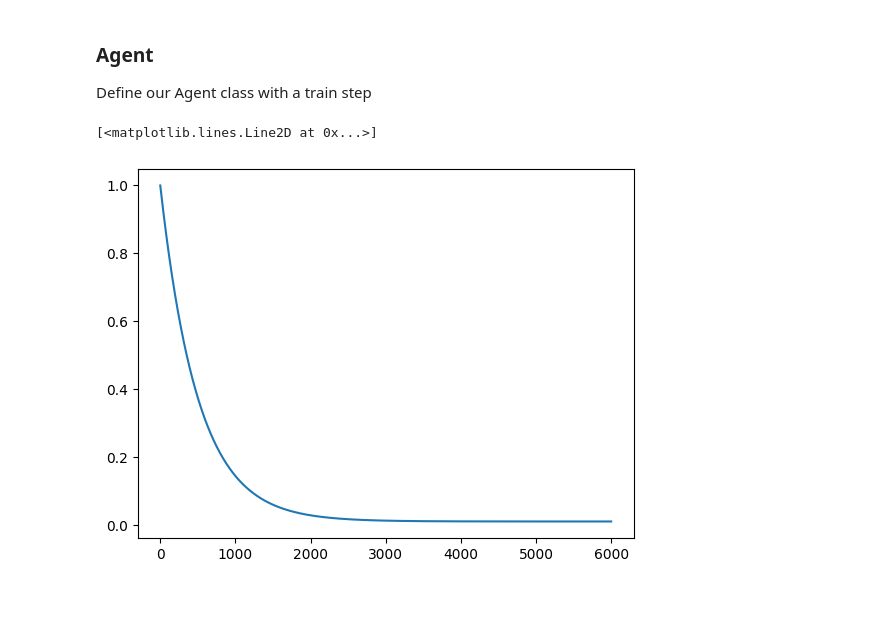
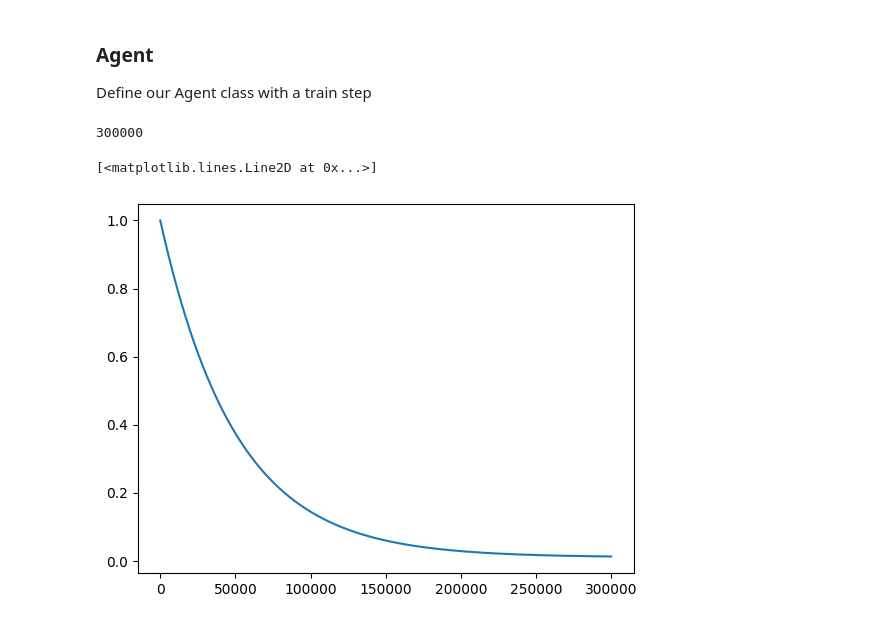
Before and after one commit to ZosoV/final_project, a Jupyter notebook: DQN.ipynb, the cells around one changed output. Cells and saved outputs as stored; diff of their text form; code cells hidden in the pictures.

```diff
--- a/DQN.ipynb
+++ b/DQN.ipynb
@@ -269,15 +269,18 @@ class DQN_Agent:
 # %%
 epsilon_start = 1.0
 epsilon_final = 0.01
-epsilon_decay = 500
+epsilon_decay = 50000
 
-epsilon_by_frame = lambda frame_idx: epsilon_final + (epsilon_start - epsilon_final) * math.exp(-1. * frame_idx / epsilon_decay)
+def epsilon_by_frame(frame_idx):
+    return epsilon_final + (epsilon_start - epsilon_final) * math.exp(-1. * frame_idx / epsilon_decay)
 # %%
-num_iterations = 2000
-num_episodes = 3
-num_total_steps = num_iterations * num_episodes
+# num_iterations = 2000
+# num_episodes = 10000
+num_total_steps = 300000
+print(num_total_steps)
 plt.plot([epsilon_by_frame(i) for i in range(num_total_steps)])
 # %% [output]
-[<matplotlib.lines.Line2D at 0x...>]
+300000
+[<matplotlib.lines.Line2D at 0x...>]
-[figure, old version]
+[figure, new version]
 # %%
```
Also changed, not shown: parts of 2 cells of this notebook.
